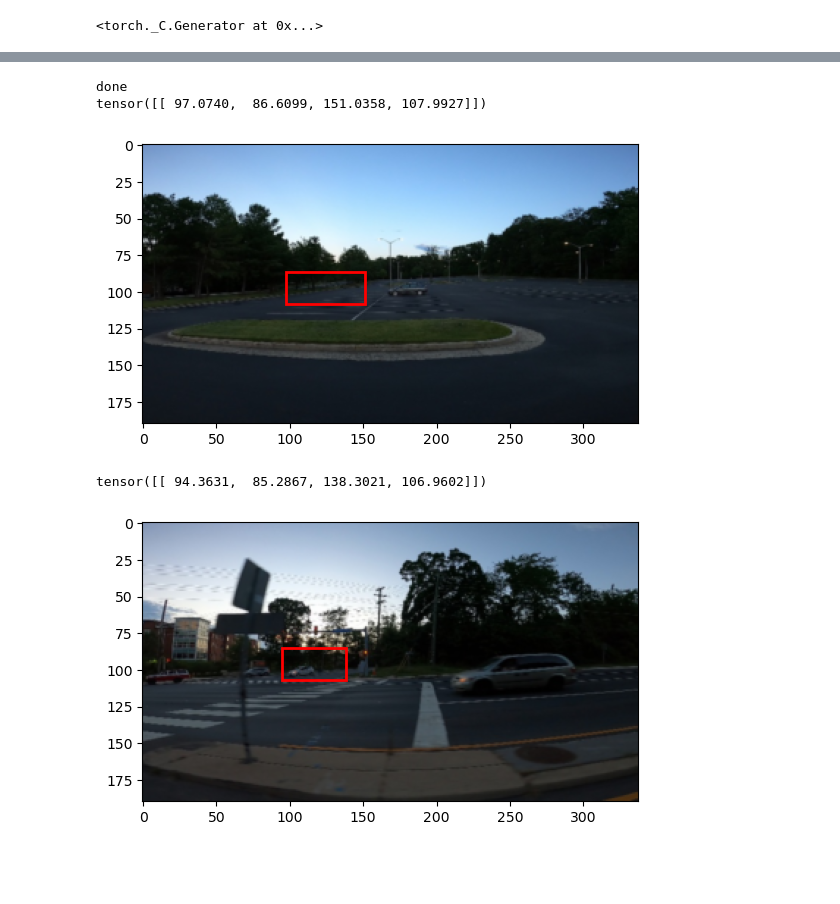
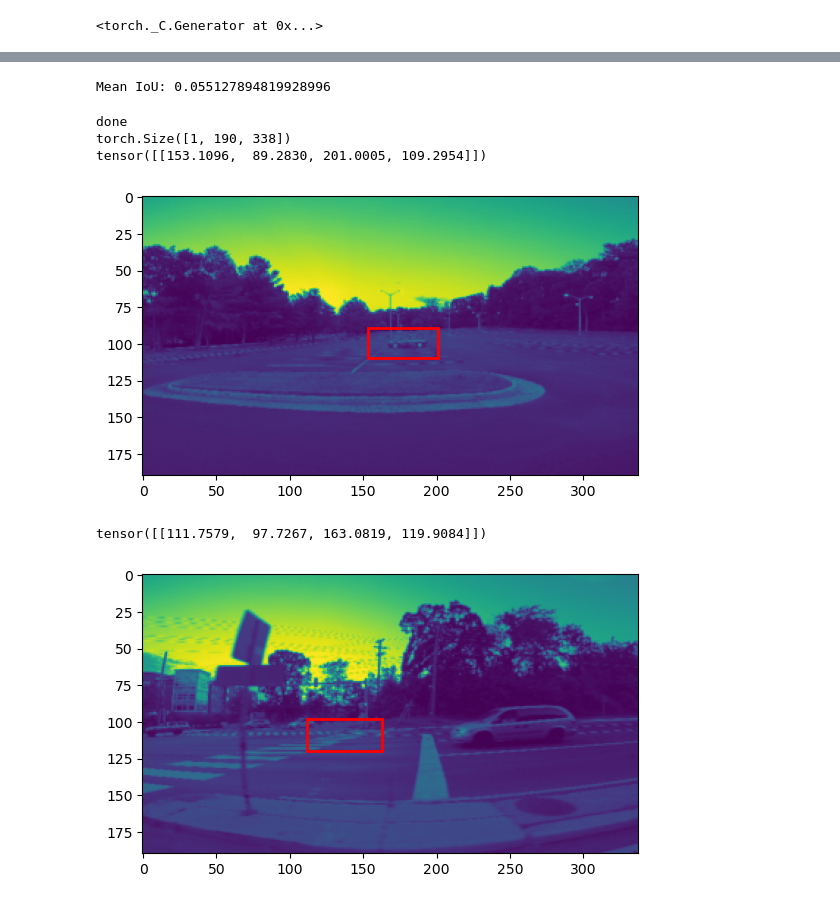
Before and after one commit to PaMilot/Car-detection, a Jupyter notebook: own_model.ipynb, the cells around one changed output, grey strips where cells are left out. Saved outputs shown, nothing was run; the diff lists cells and outputs as text; code cells hidden in the pictures; blank space fills up the shorter version.

```diff
--- a/own_model.ipynb
+++ b/own_model.ipynb
@@ -104,2 +118,29 @@ def train(model, criterion, train_loader, test_loader, optimizer, epochs=10):
     return output
+# %%
+sobel3_verti = torch.tensor([[-1., -2., -1.],
+                             [0., 0., 0.],
+                             [1., 2., 1.]]) # "vertical", Sobel filter, from top to bottom
+# aa = sobel3_verti * -1
+sobel3_horiz = torch.transpose(sobel3_verti, 0, 1)
+
+class Sobel(nn.Module):
+    def __init__(self):
+        super(Sobel, self).__init__()
+        self.sobel_verti = sobel3_verti.view(1, 1, 3, 3)
+        self.sobel_horiz = sobel3_horiz.view(1, 1, 3, 3)
+
+    def forward(self, x, threshold = 1.0):
+        sob_vert = F.conv2d(x, self.sobel_verti, groups=1)
+        sob_hori = F.conv2d(x, self.sobel_horiz, groups=1)
+        vert_sq = torch.mul(sob_vert, sob_vert)
+        hori_sq = torch.mul(sob_hori, sob_hori)
+        filtered = torch.sqrt( torch.add( vert_sq, hori_sq ) ) # sqrt(verti² + horiz²)
+
+        thresholded = torch.where(filtered < threshold, torch.tensor(0.0), filtered)
+        return thresholded
+
+
+# model = Sobel()
+# a = model(img, 1.6)
+# plt.imshow(a.permute(1,2,0))
 # %%
@@ -138,9 +209,10 @@ import torch.optim as optim
 
 # images INITIAL shape : 676 x 380
 
-learning_rate = 0.0005
-epochs = 1000
-model = CarRecognitionNet(NEW_WIDTH*NEW_HEIGHT*3) # image size et 3 canaux RGB
+learning_rate = 0.001
+epochs = 800
+# model = CarNet(1, threshold=1.0)
+model = CarNet(1)
 
 criterion = nn.MSELoss()
 optimizer = optim.Adam(model.parameters(), lr=learning_rate)
@@ -167,30 +239,54 @@ output=train(model, criterion, train_loader, val_loader, optimizer, epochs)
+# %%
+model.eval()
+total_iou = 0.0
+num_batches = 0
+transform = transforms.Compose([transforms.Resize((NEW_HEIGHT, NEW_WIDTH))])
+
+with torch.no_grad():
+    for images, labels in val_loader:
+
+        img = transform(images)
+        predictions = model(img)
+        # predictions = pred.numpy()
+
+        # Calcul de l'exactitude (accuracy)
+        # _, predicted = torch.max(predictions, 1)
+        # correct += (predicted == labels).sum().item()
+
+        # Calcul de l'IoU pour le batch
+        batch_iou = iou_bboxes(predictions, labels)
+        total_iou += batch_iou.item()
+        num_batches += 1
+
+mean_iou = total_iou / num_batches
+print(f"Mean IoU: {mean_iou}")
+# %% [output]
+Mean IoU: 0.055127894819928996
 # %%
 model.eval()
 for name, param in model.named_parameters():
     param.requires_grad = False
 print("done")
 
 image_path = 'data/test/vid_5_400.jpg'
 image = cv2.imread(image_path)
-image = cv2.cvtColor(image, cv2.COLOR_BGR2RGB) # for display
-image = image[:,:,:3]
+image = cv2.cvtColor(image, cv2.COLOR_BGR2GRAY)
 
 transform = transforms.Compose([transforms.ToTensor(), # -> [C, H, W]
                                 transforms.Resize((NEW_HEIGHT, NEW_WIDTH))])
 img = transform(image)
-
 pred = model(img)
 print(pred)
 display_bounding_boxes(img.permute(1,2,0).numpy(), pred) # -> [H, W, C]
 # %% [output]
 done
-tensor([[ 97.0740,  86.6099, 151.0358, 107.9927]])
+torch.Size([1, 190, 338])
+tensor([[153.1096,  89.2830, 201.0005, 109.2954]])
-[figure, old version]
+[figure, new version]
 # %%
 image_path = 'data/test/vid_5_27480.jpg'
 image = cv2.imread(image_path)
-image = cv2.cvtColor(image, cv2.COLOR_BGR2RGB) # for display
-image = image[:,:,:3]
+image = cv2.cvtColor(image, cv2.COLOR_BGR2GRAY)
 
 transform = transforms.Compose([transforms.ToTensor(), # -> [C, H, W]
                                 transforms.Resize((NEW_HEIGHT, NEW_WIDTH))])
@@ -200,8 +296,8 @@ pred = model(img)
 print(pred)
 display_bounding_boxes(img.permute(1,2,0).numpy(), pred) # -> [H, W, C]
 # %% [output]
-tensor([[ 94.3631,  85.2867, 138.3021, 106.9602]])
+tensor([[111.7579,  97.7267, 163.0819, 119.9084]])
-[figure, old version]
+[figure, new version]
 # %%
 image_path = 'data/train/vid_4_600.jpg'
 image = cv2.imread(image_path)
```
Also changed, not shown: parts of 30 cells of this notebook.
